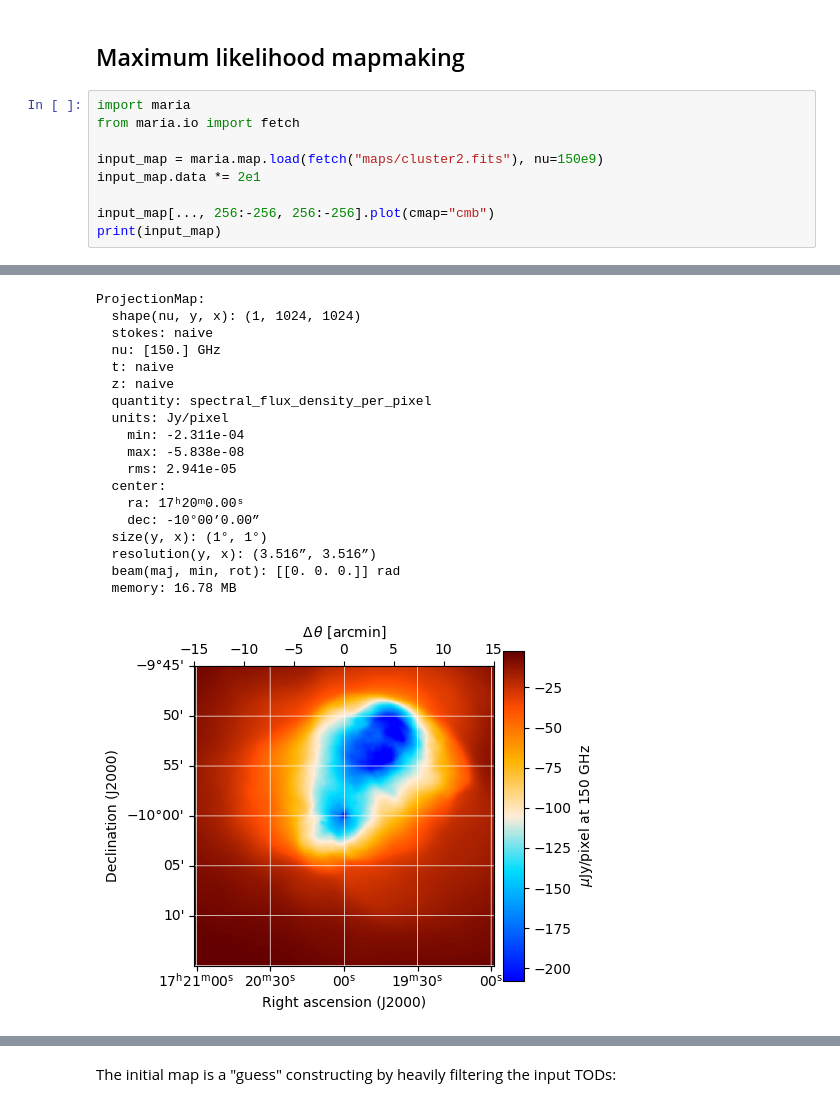
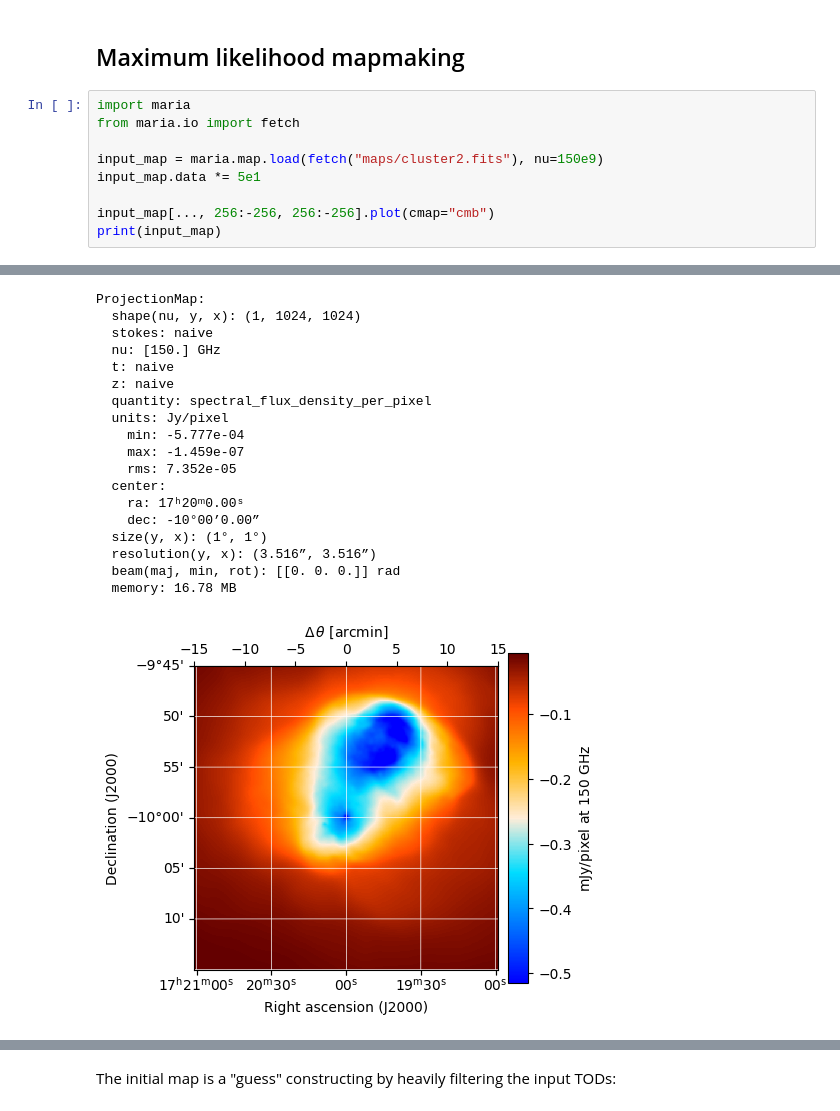
Before and after one commit to thomaswmorris/maria, a Jupyter notebook: tutorials/maximum-likelihood-mapper.ipynb, the cells around one changed output, grey strips where cells are left out. Drawn from its saved outputs; the diff is of its cells as text.

```diff
--- a/tutorials/maximum-likelihood-mapper.ipynb
+++ b/tutorials/maximum-likelihood-mapper.ipynb
@@ -5,7 +5,7 @@ import maria
 from maria.io import fetch
 
 input_map = maria.map.load(fetch("maps/cluster2.fits"), nu=150e9)
-input_map.data *= 2e1
+input_map.data *= 5e1
 
 input_map[..., 256:-256, 256:-256].plot(cmap="cmb")
 print(input_map)
@@ -14,22 +14,22 @@ print(input_map)
 ProjectionMap:
   shape(nu, y, x): (1, 1024, 1024)
   stokes: naive
   nu: [150.] GHz
   t: naive
   z: naive
   quantity: spectral_flux_density_per_pixel
   units: Jy/pixel
-    min: -2.311e-04
-    max: -5.838e-08
-    rms: 2.941e-05
+    min: -5.777e-04
+    max: -1.459e-07
+    rms: 7.352e-05
   center:
     ra: 17ʰ20ᵐ0.00ˢ
     dec: -10°00’0.00”
   size(y, x): (1°, 1°)
   resolution(y, x): (3.516”, 3.516”)
   beam(maj, min, rot): [[0. 0. 0.]] rad
   memory: 16.78 MB
-[figure, old version]
+[figure, new version]
 # %%
 from maria import Planner
 
```
Also changed, not shown: parts of 8 cells of this notebook, 47 other files.
